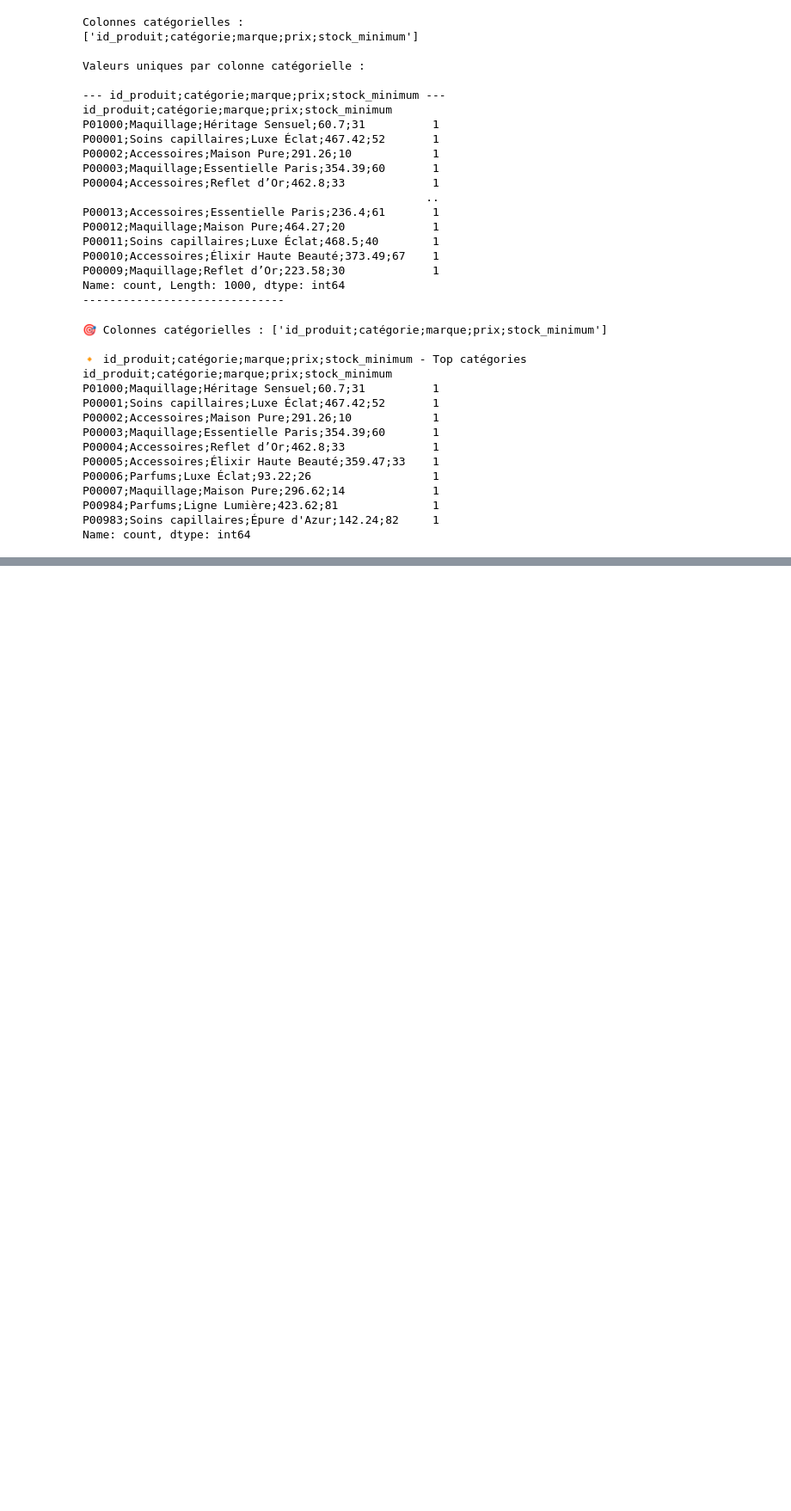
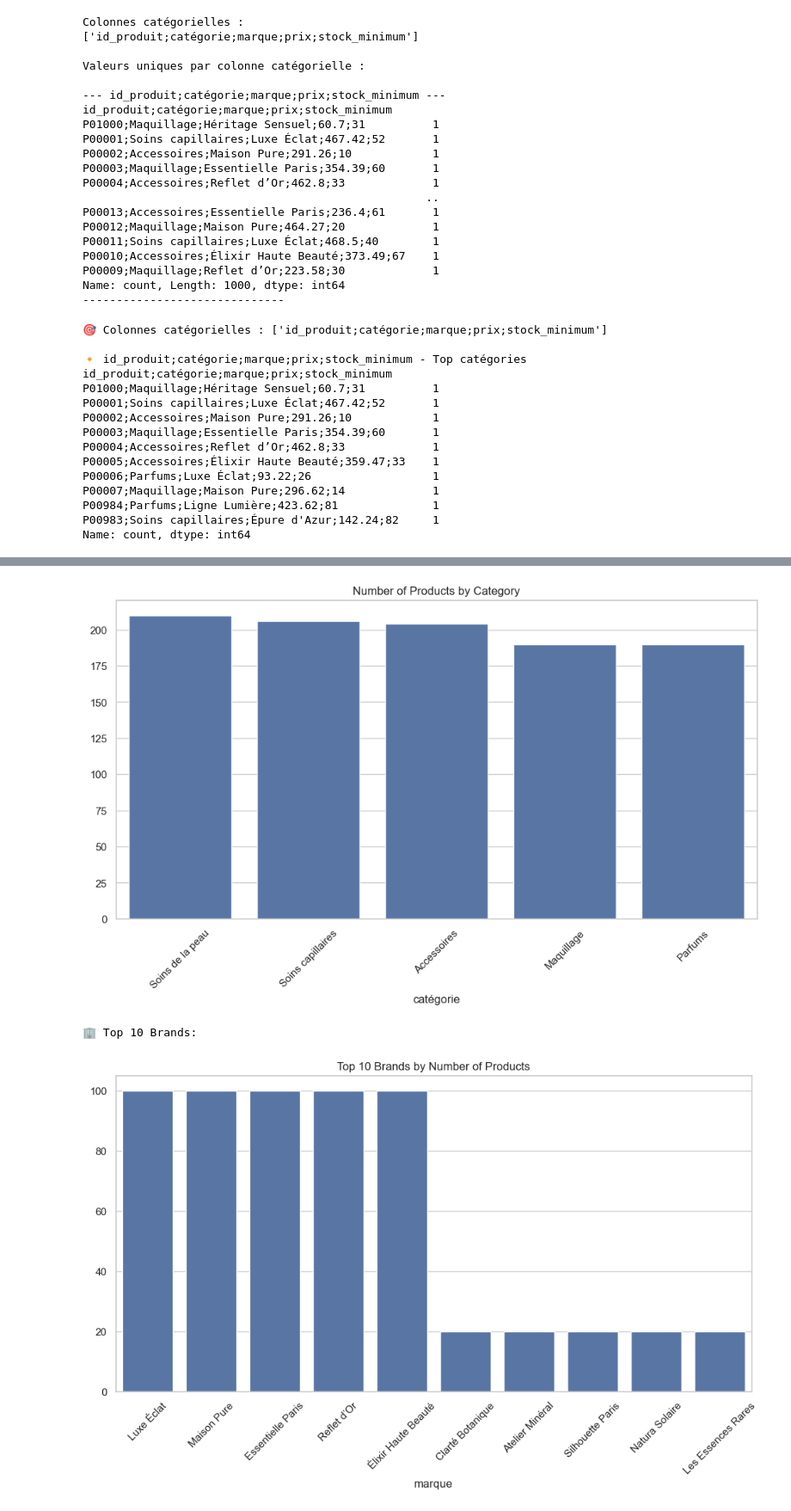
Before and after one commit to YoannAbriel2/ProjectSPE1, a Jupyter notebook: Pre-Proc/PP_stocks.ipynb, the cells around one changed output, grey strips where cells are left out. Shown: that part at 86% size. Drawn from its saved outputs; the diff is of its cells as text; code cells hidden in the pictures; blank space fills up the shorter version.

```diff
--- a/Pre-Proc/PP_stocks.ipynb
+++ b/Pre-Proc/PP_stocks.ipynb
@@ -175,3 +175,80 @@ P00007;Maquillage;Maison Pure;296.62;14             1
 P00984;Parfums;Ligne Lumière;423.62;81              1
 P00983;Soins capillaires;Épure d'Azur;142.24;82     1
 Name: count, dtype: int64
+# %%
+# 8. Category Analysis
+print("\n📊 Analysis by Category:")
+print("\nProducts per Category:")
+# Calculate category counts
+category_counts = df['catégorie'].value_counts()
+plt.figure(figsize=(12, 6))
+sns.barplot(x=category_counts.index, y=category_counts.values)
+plt.xticks(rotation=45)
+plt.title('Number of Products by Category')
+plt.show()
+
+# 9. Brand Analysis
+print("\n🏢 Top 10 Brands:")
+brand_counts = df['marque'].value_counts().head(10)
+plt.figure(figsize=(12, 6))
+sns.barplot(x=brand_counts.index, y=brand_counts.values)
+plt.xticks(rotation=45)
+plt.title('Top 10 Brands by Number of Products')
+plt.show()
+
+# 10. Price Analysis by Category
+plt.figure(figsize=(12, 6))
+sns.boxplot(x='catégorie', y='prix', data=df)
+plt.xticks(rotation=45)
+plt.title('Price Distribution by Category')
+plt.show()
+
+# 11. Statistical Summary by Category
+print("\n📈 Statistical Summary by Category:")
+print(df.groupby('catégorie')['prix'].describe())
+
+# 12. Stock Analysis
+print("\n📦 Stock Level Analysis:")
+plt.figure(figsize=(12, 6))
+sns.scatterplot(data=df, x='prix', y='stock_minimum')
+plt.title('Price vs Minimum Stock Level')
+plt.show()
+
+# 13. Outlier Detection using IQR
+def detect_outliers(df, column):
+    Q1 = df[column].quantile(0.25)
+    Q3 = df[column].quantile(0.75)
+    IQR = Q3 - Q1
+    lower_bound = Q1 - 1.5 * IQR
+    upper_bound = Q3 + 1.5 * IQR
+    outliers = df[(df[column] < lower_bound) | (df[column] > upper_bound)][column]
+    return outliers
+
+print("\n🔍 Outlier Analysis:")
+for col in ['prix', 'stock_minimum']:
+    outliers = detect_outliers(df, col)
+    print(f"\nOutliers in {col}:")
+    print(f"Number of outliers: {len(outliers)}")
+    print(f"Outlier values:\n{outliers.head()}")
+
+# 14. Brand Price Analysis
+plt.figure(figsize=(12, 6))
+top_brands = df.groupby('marque')['prix'].mean().sort_values(ascending=False).head(10)
+sns.barplot(x=top_brands.index, y=top_brands.values)
+plt.xticks(rotation=45)
+plt.title('Average Price by Top 10 Brands')
+plt.show()
+
+# 15. Data Quality Check
+print("\n✅ Data Quality Check:")
+print("\nDuplicate Products:")
+print(df['id_produit'].duplicated().sum())
+
+print("\nValue Ranges:")
+for col in ['prix', 'stock_minimum']:
+    print(f"\n{col}:")
+    print(f"Min: {df[col].min()}")
+    print(f"Max: {df[col].max()}")
+    print(f"Mean: {df[col].mean():.2f}")
+    print(f"Median: {df[col].median()}")
+# %% [output]
@@ -177,0 +258,3 @@ Name: count, dtype: int64
+[figure, added]
+🏢 Top 10 Brands:
+[figure, added]
```
Also changed, not shown: parts of 1 cell of this notebook, 2 other files.
